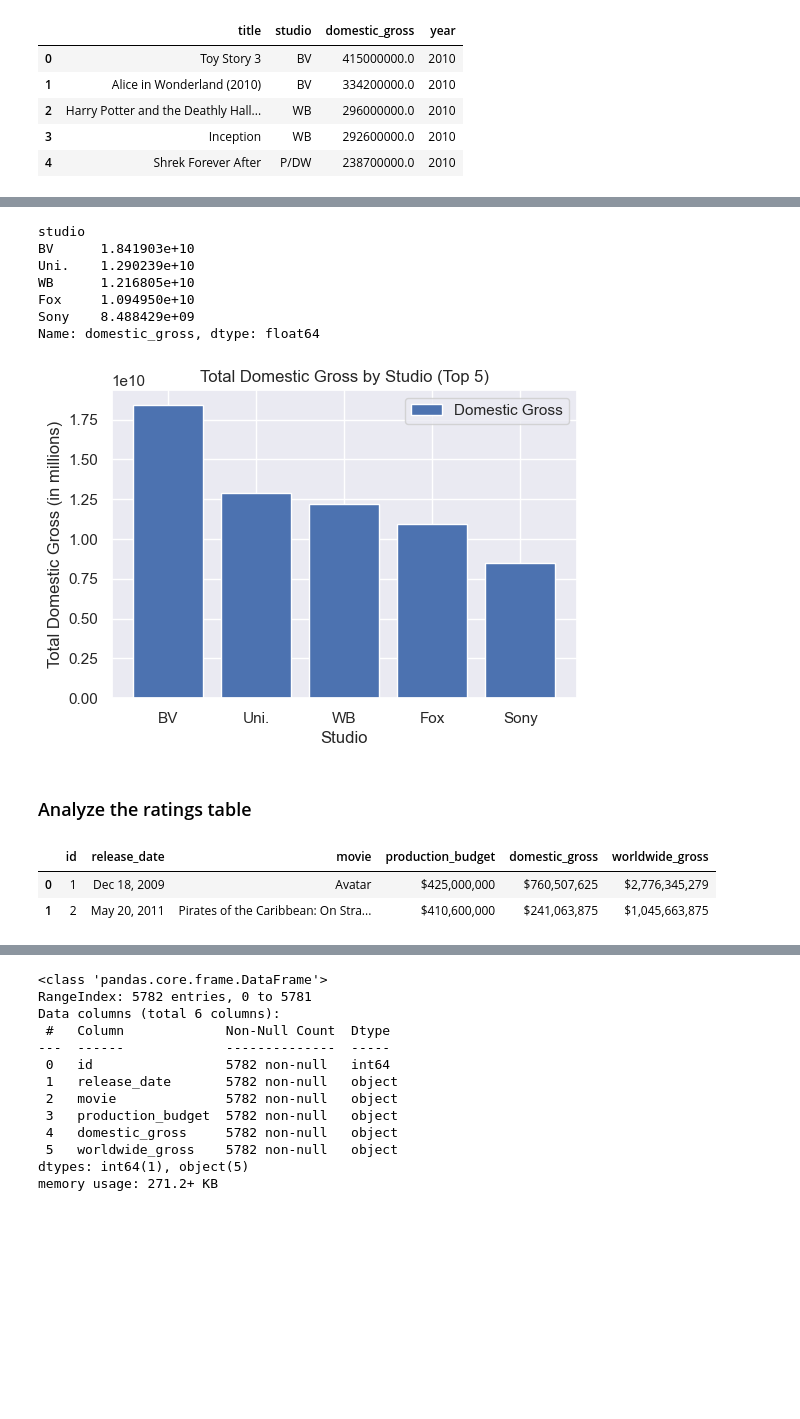
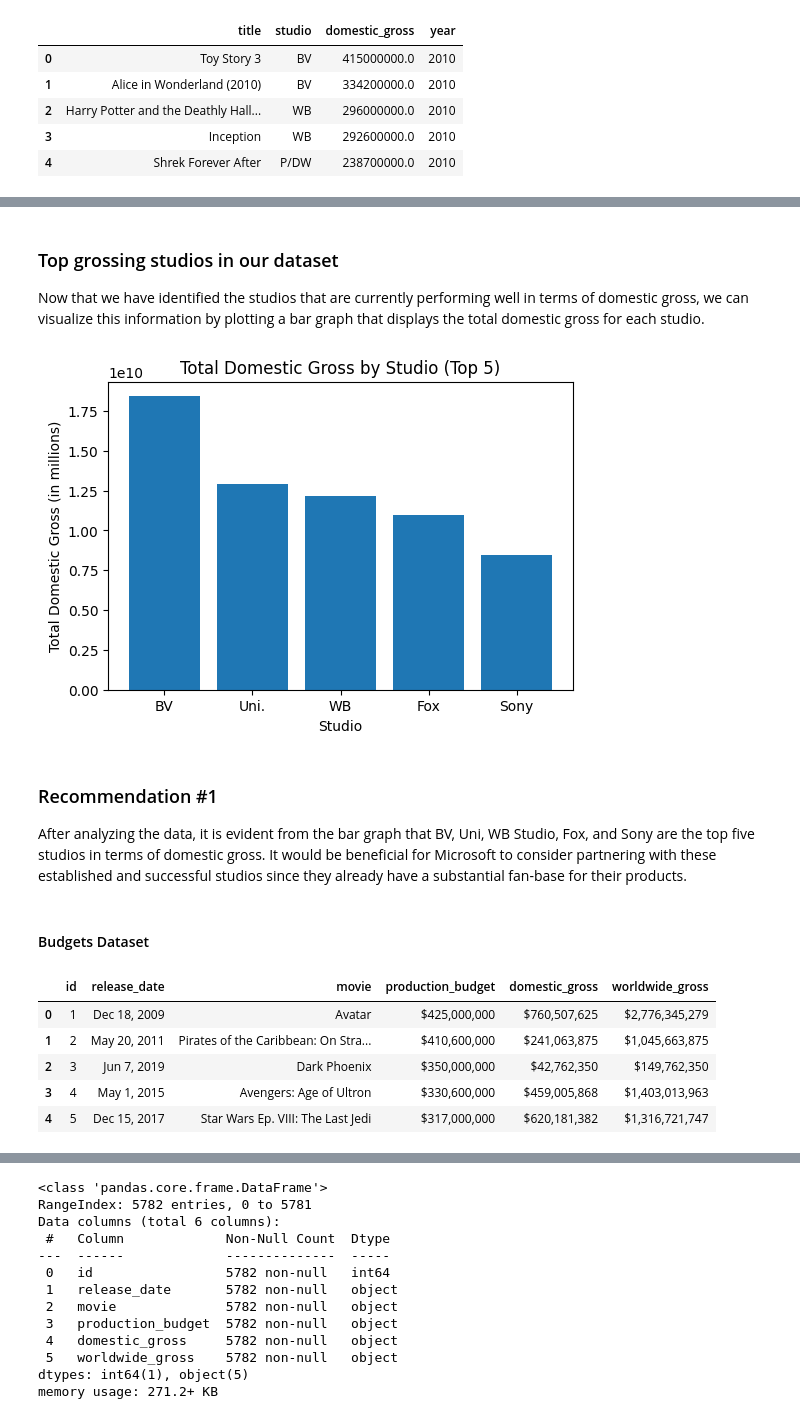
Before and after one commit to D-EKALE/dsc-phase1-project, a Jupyter notebook: student.ipynb, the cells around one changed output, grey strips where cells are left out. Saved outputs shown, nothing was run; the diff lists cells and outputs as text; code cells hidden in the pictures; blank space fills up the shorter version.

```diff
--- a/student.ipynb
+++ b/student.ipynb
@@ -55,32 +86,33 @@ movies.drop('foreign_gross', axis = 1).head()
 # Order the studios from the one that has the highest domestic gross
 movies.sort_values(by='domestic_gross', ascending=False, inplace=True)
 domestic_gross_by_studio  = movies.groupby(['studio'])['domestic_gross'].sum().sort_values(ascending=False).head()
-domestic_gross_by_studio
-# %% [output]
-studio
-BV      1.841903e+10
-Uni.    1.290239e+10
-WB      1.216805e+10
-Fox     1.094950e+10
-Sony    8.488429e+09
-Name: domestic_gross, dtype: float64
+# %% [markdown]
+### Top grossing studios in our dataset
+Now that we have identified the studios that are currently performing well in terms of domestic gross, we can visualize this information by plotting a bar graph that displays the total domestic gross for each studio.
 # %%
 # Visualizing the first five studios with the highest domestic gross
 fig, ax = plt.subplots(figsize=(6, 4))
-ax.bar(domestic_gross_by_studio.index, domestic_gross_by_studio.values, label = "Domestic Gross")
+ax.bar(domestic_gross_by_studio.index, domestic_gross_by_studio.values)
 
 # Set the title and axis labels
 ax.set_title('Total Domestic Gross by Studio (Top 5)')
 ax.set_xlabel('Studio')
 ax.set_ylabel('Total Domestic Gross (in millions)')
-ax.legend();
+plt.show()
 # %% [output]
-[figure, old version]
+[figure, new version]
+# %% [markdown]
+### Recommendation #1
+After analyzing the data, it is evident from the bar graph that BV, Uni, WB Studio, Fox, and Sony are the top five studios in terms of domestic gross. It would be beneficial for Microsoft to consider partnering with these established and successful studios since they already have a substantial fan-base for their products.
 # %% [markdown]
-### Analyze the ratings table
+#### Budgets Dataset
 # %%
-budgets.head(2)
+# we check the first few rows of our dataset
+budgets.head()
 # %% [output]
 |  | id | release_date | movie | production_budget | domestic_gross | worldwide_gross |
 | 0 | 1 | Dec 18, 2009 | Avatar | $425,000,000 | $760,507,625 | $2,776,345,279 |
 | 1 | 2 | May 20, 2011 | Pirates of the Caribbean: On Stra... | $410,600,000 | $241,063,875 | $1,045,663,875 |
+| 2 | 3 | Jun 7, 2019 | Dark Phoenix | $350,000,000 | $42,762,350 | $149,762,350 |
+| 3 | 4 | May 1, 2015 | Avengers: Age of Ultron | $330,600,000 | $459,005,868 | $1,403,013,963 |
+| 4 | 5 | Dec 15, 2017 | Star Wars Ep. VIII: The Last Jedi | $317,000,000 | $620,181,382 | $1,316,721,747 |
```
Also changed, not shown: parts of 51 cells of this notebook, 1 other file.
